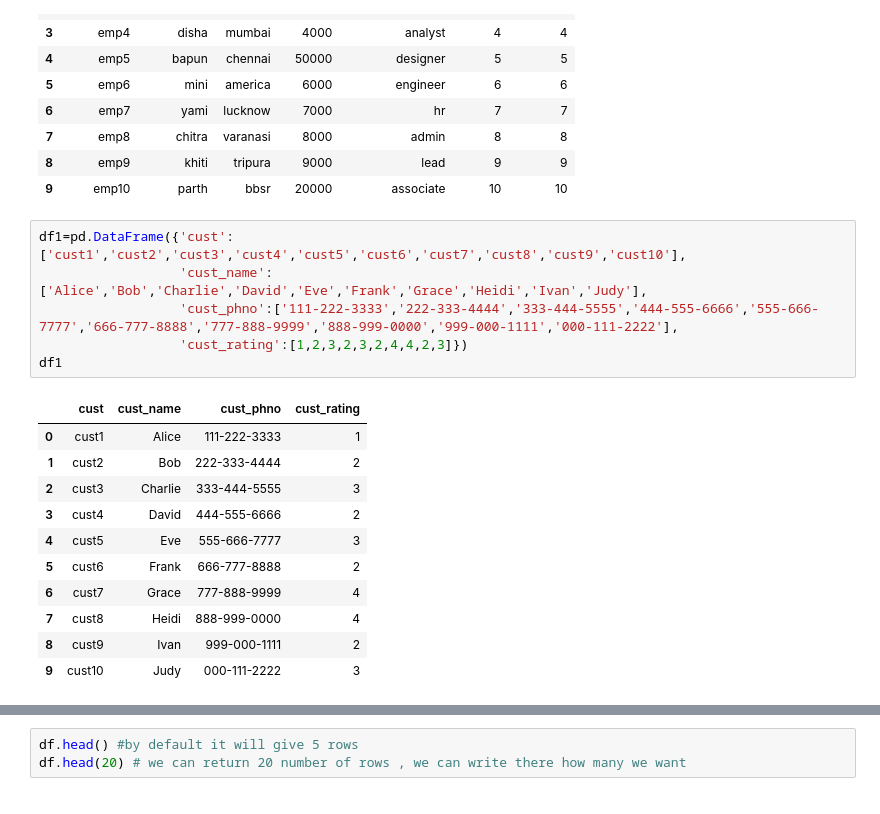
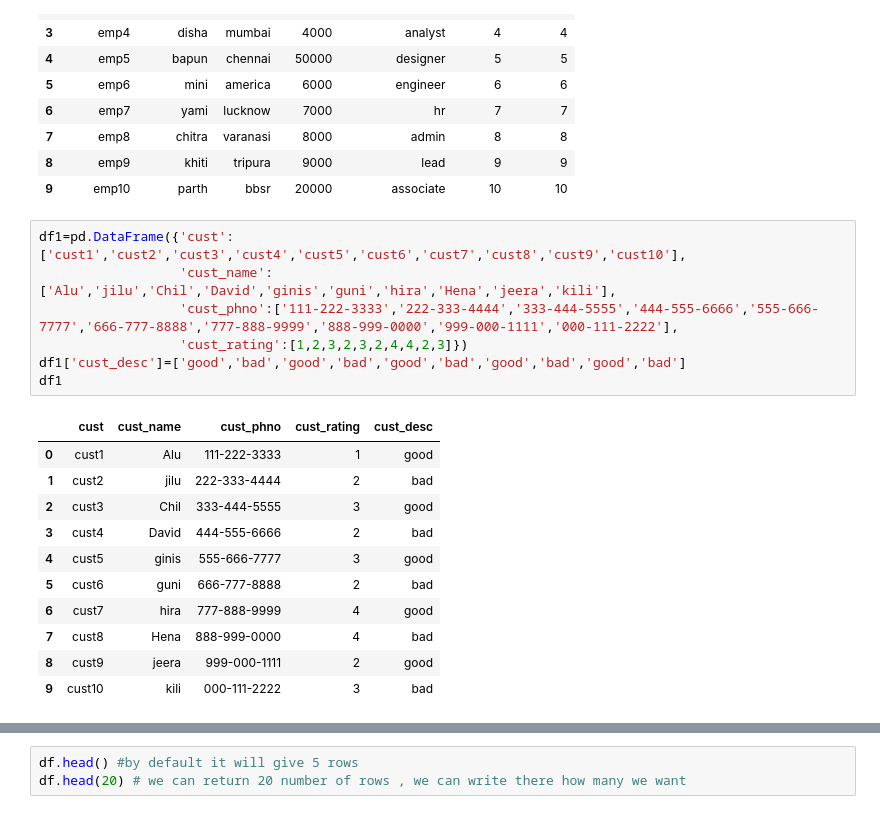
Before and after one commit to dpkasahu/numpy, a Jupyter notebook: pandas_01.ipynb, the cells around one changed output, grey strips where cells are left out. Cells and saved outputs as stored; diff of their text form.

```diff
--- a/pandas_01.ipynb
+++ b/pandas_01.ipynb
@@ -220,20 +220,21 @@ df
 | 9 | emp10 | parth | bbsr | 20000 | associate | 10 | 10 |
 # %%
 df1=pd.DataFrame({'cust':['cust1','cust2','cust3','cust4','cust5','cust6','cust7','cust8','cust9','cust10'],
-                  'cust_name':['Alice','Bob','Charlie','David','Eve','Frank','Grace','Heidi','Ivan','Judy'],
+                  'cust_name':['Alu','jilu','Chil','David','ginis','guni','hira','Hena','jeera','kili'],
                   'cust_phno':['111-222-3333','222-333-4444','333-444-5555','444-555-6666','555-666-7777','666-777-8888','777-888-9999','888-999-0000','999-000-1111','000-111-2222'],
                   'cust_rating':[1,2,3,2,3,2,4,4,2,3]})
+df1['cust_desc']=['good','bad','good','bad','good','bad','good','bad','good','bad']
 df1
 # %% [output]
-|  | cust | cust_name | cust_phno | cust_rating |
-| 0 | cust1 | Alice | 111-222-3333 | 1 |
-| 1 | cust2 | Bob | 222-333-4444 | 2 |
-| 2 | cust3 | Charlie | 333-444-5555 | 3 |
-| 3 | cust4 | David | 444-555-6666 | 2 |
-| 4 | cust5 | Eve | 555-666-7777 | 3 |
-| 5 | cust6 | Frank | 666-777-8888 | 2 |
-| 6 | cust7 | Grace | 777-888-9999 | 4 |
-| 7 | cust8 | Heidi | 888-999-0000 | 4 |
-| 8 | cust9 | Ivan | 999-000-1111 | 2 |
-| 9 | cust10 | Judy | 000-111-2222 | 3 |
+|  | cust | cust_name | cust_phno | cust_rating | cust_desc |
+| 0 | cust1 | Alu | 111-222-3333 | 1 | good |
+| 1 | cust2 | jilu | 222-333-4444 | 2 | bad |
+| 2 | cust3 | Chil | 333-444-5555 | 3 | good |
+| 3 | cust4 | David | 444-555-6666 | 2 | bad |
+| 4 | cust5 | ginis | 555-666-7777 | 3 | good |
+| 5 | cust6 | guni | 666-777-8888 | 2 | bad |
+| 6 | cust7 | hira | 777-888-9999 | 4 | good |
+| 7 | cust8 | Hena | 888-999-0000 | 4 | bad |
+| 8 | cust9 | jeera | 999-000-1111 | 2 | good |
+| 9 | cust10 | kili | 000-111-2222 | 3 | bad |
 # %%
```
Also changed, not shown: parts of 1 cell of this notebook.
